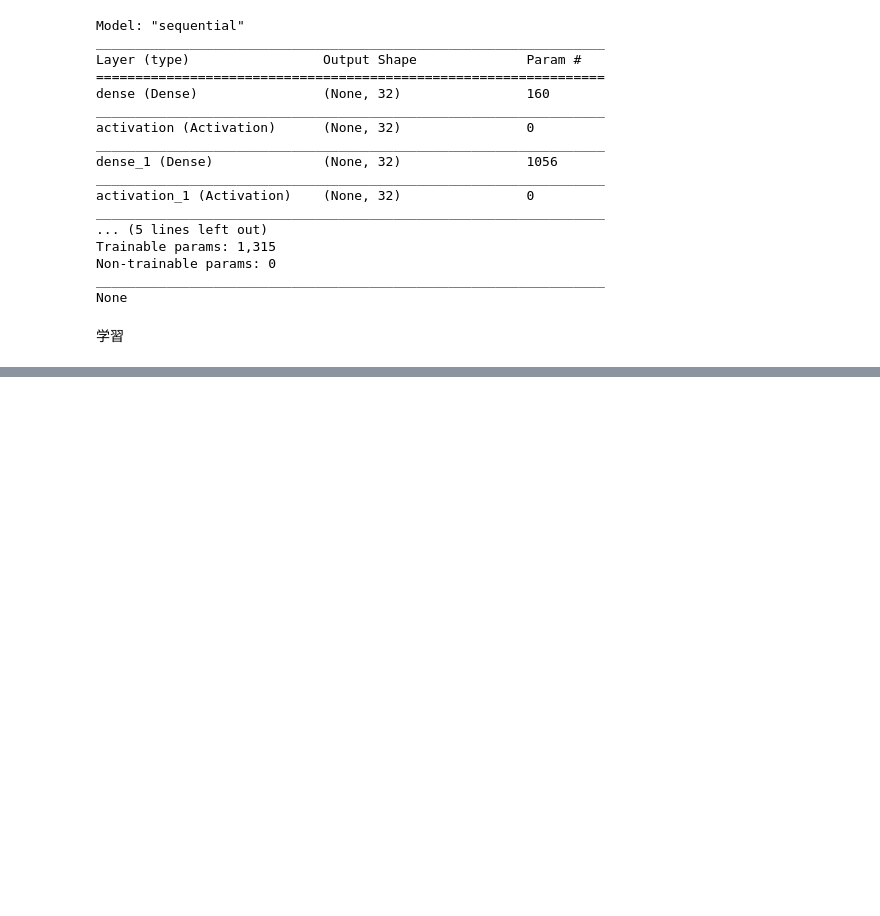
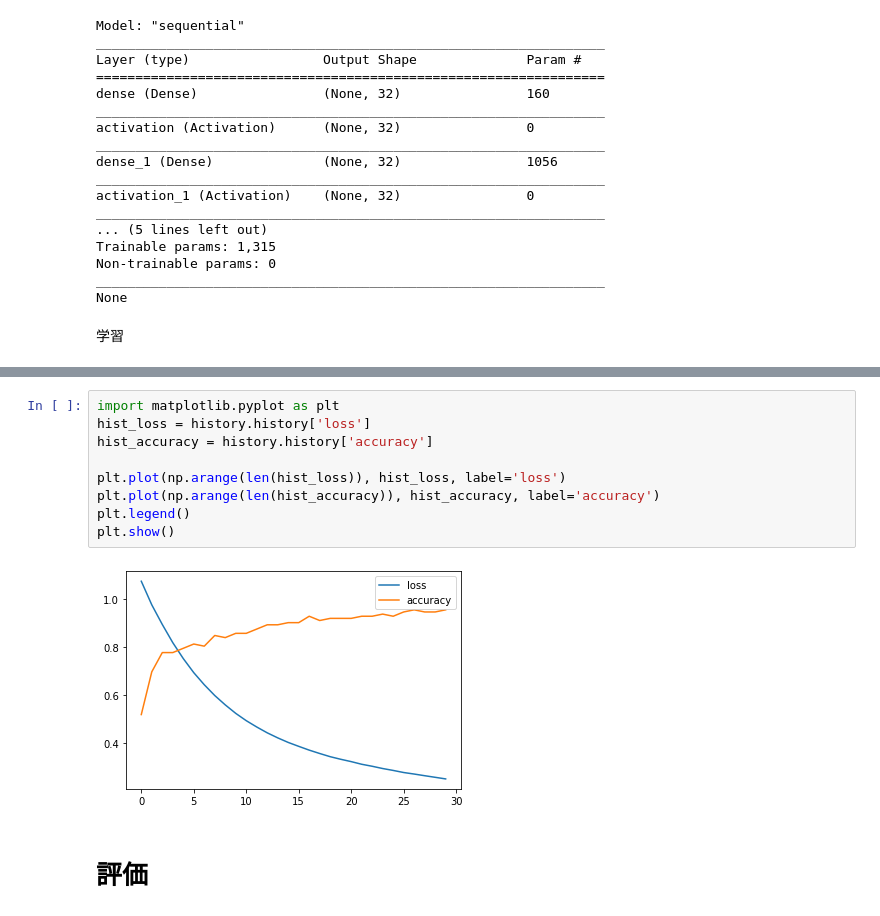
Before and after one commit to saka-21/colab_sample, a Jupyter notebook: simpledeeplearning.ipynb, the cells around one changed output, grey strips where cells are left out. Saved outputs shown, nothing was run; the diff lists cells and outputs as text; blank space fills up the shorter version.

```diff
--- a/simpledeeplearning.ipynb
+++ b/simpledeeplearning.ipynb
@@ -119,0 +142,13 @@ Epoch 30/30
+# %%
+import matplotlib.pyplot as plt
+hist_loss = history.history['loss']
+hist_accuracy = history.history['accuracy']
+
+plt.plot(np.arange(len(hist_loss)), hist_loss, label='loss')
+plt.plot(np.arange(len(hist_accuracy)), hist_accuracy, label='accuracy')
+plt.legend()
+plt.show()
+# %% [output]
+[figure, added]
+# %% [markdown]
+# 評価
```
Also changed, not shown: parts of 10 cells of this notebook.
